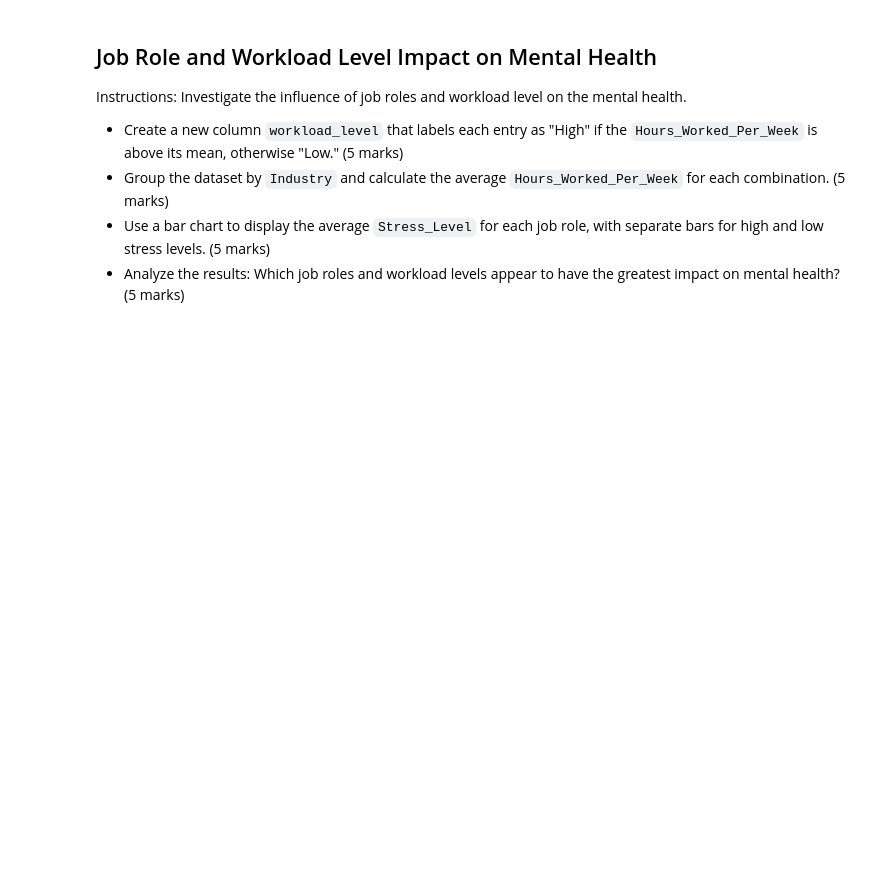
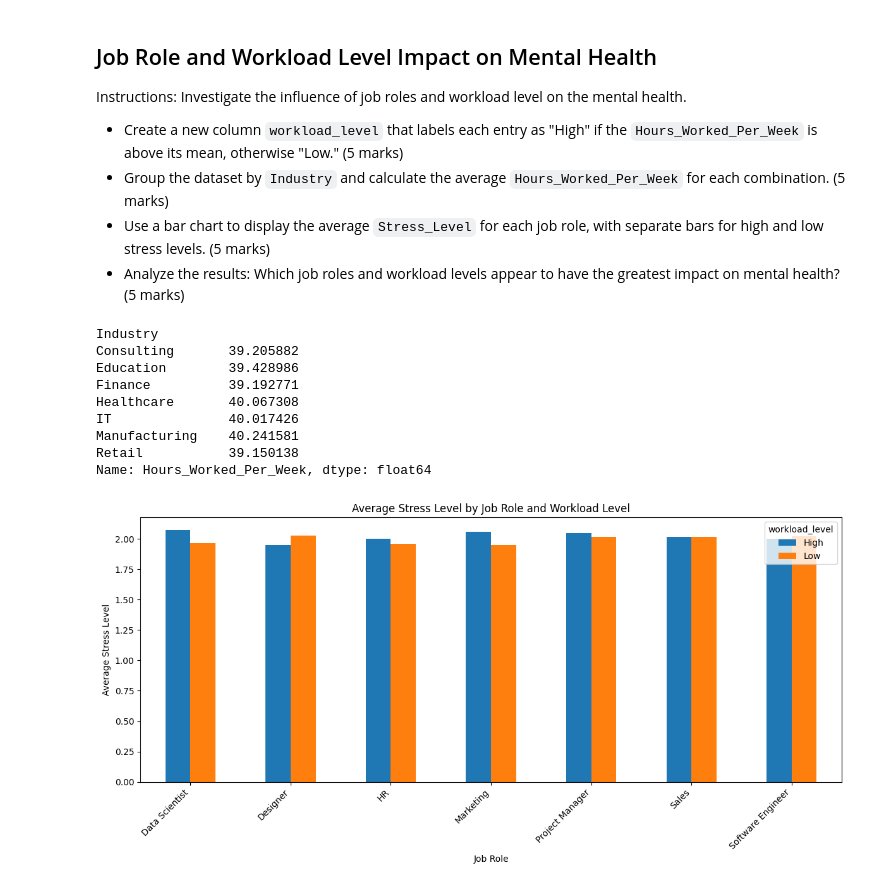
Before and after one commit to MatthewLacsa/PythonDA-course, a Jupyter notebook: Assessment/Data_Analytics_with_Python_Assessment.ipynb, the cells around one changed output. Saved outputs shown, nothing was run; the diff lists cells and outputs as text; code cells hidden in the pictures; blank space fills up the shorter version.

```diff
--- a/Assessment/Data_Analytics_with_Python_Assessment.ipynb
+++ b/Assessment/Data_Analytics_with_Python_Assessment.ipynb
@@ -405,0 +410,42 @@ Instructions: Investigate the influence of job roles and workload level on the m
+# %%
+#calculate the mean
+mean_hours = df['Hours_Worked_Per_Week'].mean()
+
+#create a new column where hours worked is more than average then it would be high otherwise
+df['workload_level'] = np.where(df['Hours_Worked_Per_Week'] > mean_hours, 'High', 'Low')
+
+# Group by 'Industry' and calculate the average 'Hours_Worked_Per_Week'
+industry_avg_hours = df.groupby('Industry')['Hours_Worked_Per_Week'].mean()
+
+# Display the results
+print(industry_avg_hours)
+stress_level = {'Low': 1, 'Medium': 2, 'High': 3}
+df['Stress_Level'] = df['Stress_Level'].map(stress_level)
+
+#clculate the average of stress
+grouped_data = df.groupby(['Job_Role', 'workload_level'])['Stress_Level'].mean().reset_index()
+
+#plot the chart
+grouped_data.pivot(index='Job_Role', columns='workload_level', values='Stress_Level').plot(kind='bar', figsize=(12, 6))
+
+plt.xlabel('Job Role')
+plt.ylabel('Average Stress Level')
+plt.title('Average Stress Level by Job Role and Workload Level')
+plt.xticks(rotation=45, ha='right')
+plt.tight_layout()
+plt.show()
+
+# Data Scientists, marketing, project managers seem to be the job roles that have the greatest impact on mental health
+# High workload levels tend to correspond to high stress level as to be expected however there are some whose workload level is low, but
+# the stress level is higher for roles like designer and software engineer
+# %% [output]
+Industry
+Consulting       39.205882
+Education        39.428986
+Finance          39.192771
+Healthcare       40.067308
+IT               40.017426
+Manufacturing    40.241581
+Retail           39.150138
+Name: Hours_Worked_Per_Week, dtype: float64
+[figure, added]
```
Also changed, not shown: parts of 12 cells of this notebook.
